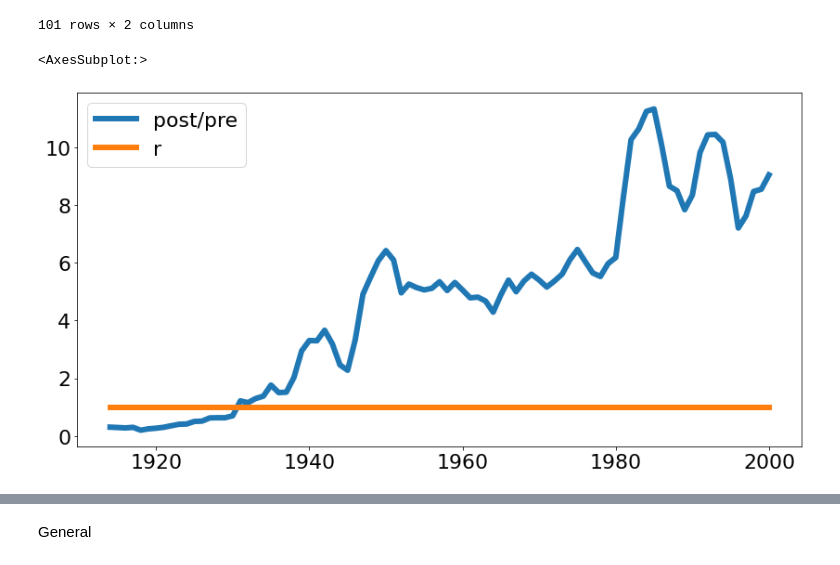
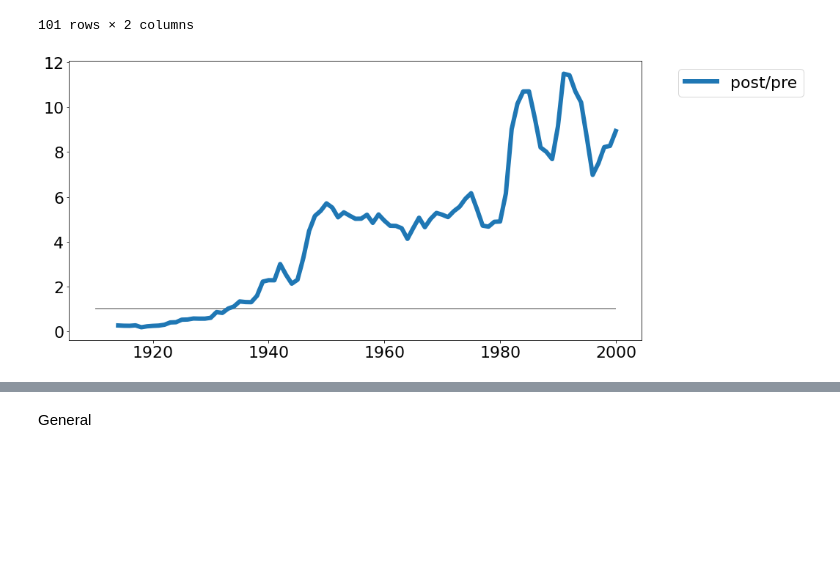
Before and after one commit to Yoonsen/Qualico2020, a Jupyter notebook: Qualico_data.ipynb, the cells around one changed output, grey strips where cells are left out. Drawn from its saved outputs; the diff is of its cells as text; code cells hidden in the pictures; blank space fills up the shorter version.

```diff
--- a/Qualico_data.ipynb
+++ b/Qualico_data.ipynb
@@ -85,7 +85,9 @@ nb.nb_ngram("armen min, min arm", years=(1910, 2010), smooth=1, corpus='bok').so
 | 2009 | 0.000131 | 0.000014 |
 | 2010 | 0.000155 | 0.000010 |
 101 rows × 2 columns
+# %%
+years = (1910, 2000)
 # %%
-def bigrams_cross(list_of_first, list_of_second, mode = 'relative'):
-    return pd.concat([nb.nb_ngram("{n} {p}".format(n = n, p = p), smooth = 1, mode = mode, years=(1910, 2000)) for n in list_of_first for p in list_of_second], axis = 1).mean(axis = 1)
+def bigrams_cross(list_of_first, list_of_second, mode = 'relative', years = years):
+    return pd.concat([nb.nb_ngram("{n} {p}".format(n = n, p = p), smooth = 1, mode = mode, years=years) for n in list_of_first for p in list_of_second], axis = 1).mean(axis = 1)
 # %%
@@ -93,12 +95,19 @@ import matplotlib as plt
 # %%
-def bigrams_cross_div(l11, l12, l21, l22, mode = 'abs', title = 'post/pre', ref = True, window = 5):
+def bigrams_cross_div(l11, l12, l21, l22, mode = 'abs', title = 'post/pre', ref = True, window = 5, years = years):
+    a = bigrams_cross(l11, l12, mode = mode, years = years).rolling(window=window).mean()
+    b = bigrams_cross(l21, l22, mode = mode, years = years).rolling(window=window).mean()
+    df = pd.DataFrame(a/b, columns = [title])
+    df.plot()
+    plt.hlines(y = 1, xmin = years[0], xmax = years[1], lw = 1.5, color = 'grey')
+    plt.legend(bbox_to_anchor=(1.05, 1.0), loc='upper left')
+    return
+
+def bigrams_cross_div_(l11, l12, l21, l22, mode = 'abs', title = 'post/pre', ref = True, window = 5):
     a = bigrams_cross(l11, l12, mode = mode).rolling(window=window).mean()
     b = bigrams_cross(l21, l22, mode = mode).rolling(window=window).mean()
     df = pd.DataFrame(a/b, columns = [title])
-    df['r'] = 1
     return df
 # %%
-bigrams_cross_div('armen'.split(), 'min din hans hennes'.split(), 'min din hans hennes'.split(), 'arm'.split()).rolling(window=5).mean().plot()
+bigrams_cross_div('armen'.split(), 'min din hans hennes'.split(), 'min din hans hennes'.split(), 'arm'.split())
 # %% [output]
-<AxesSubplot:>
-[figure, old version]
+[figure, new version]
```
Also changed, not shown: parts of 30 cells of this notebook.
